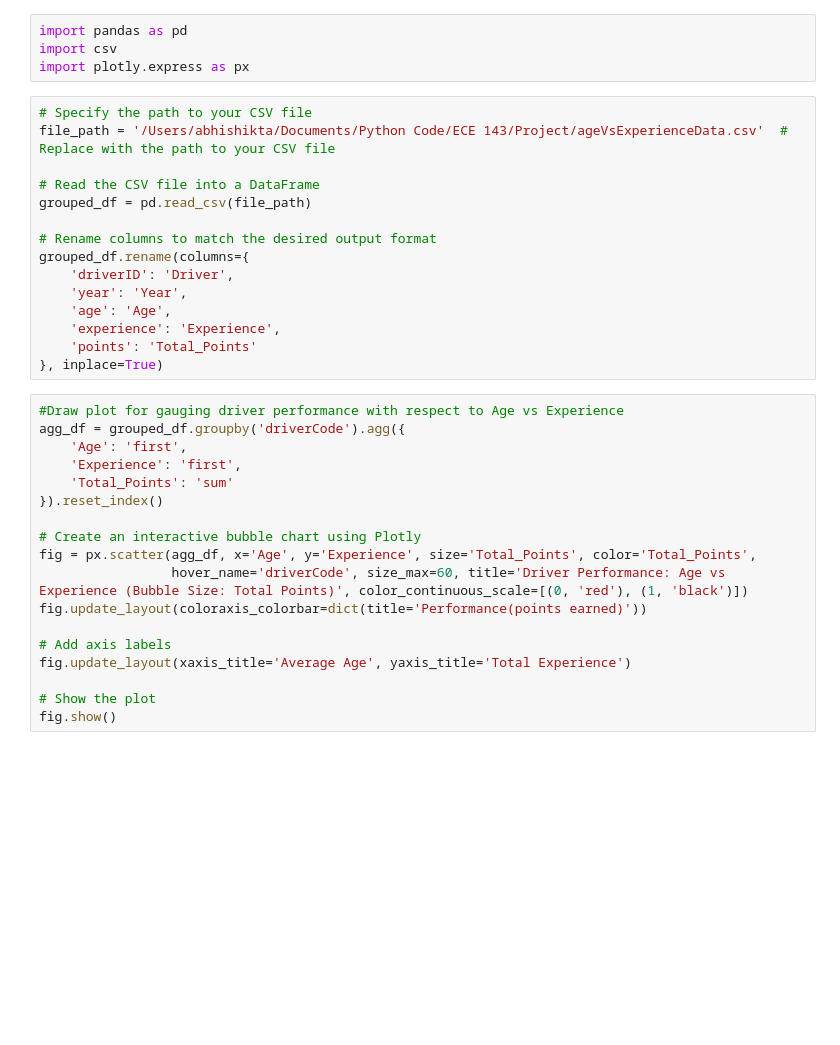
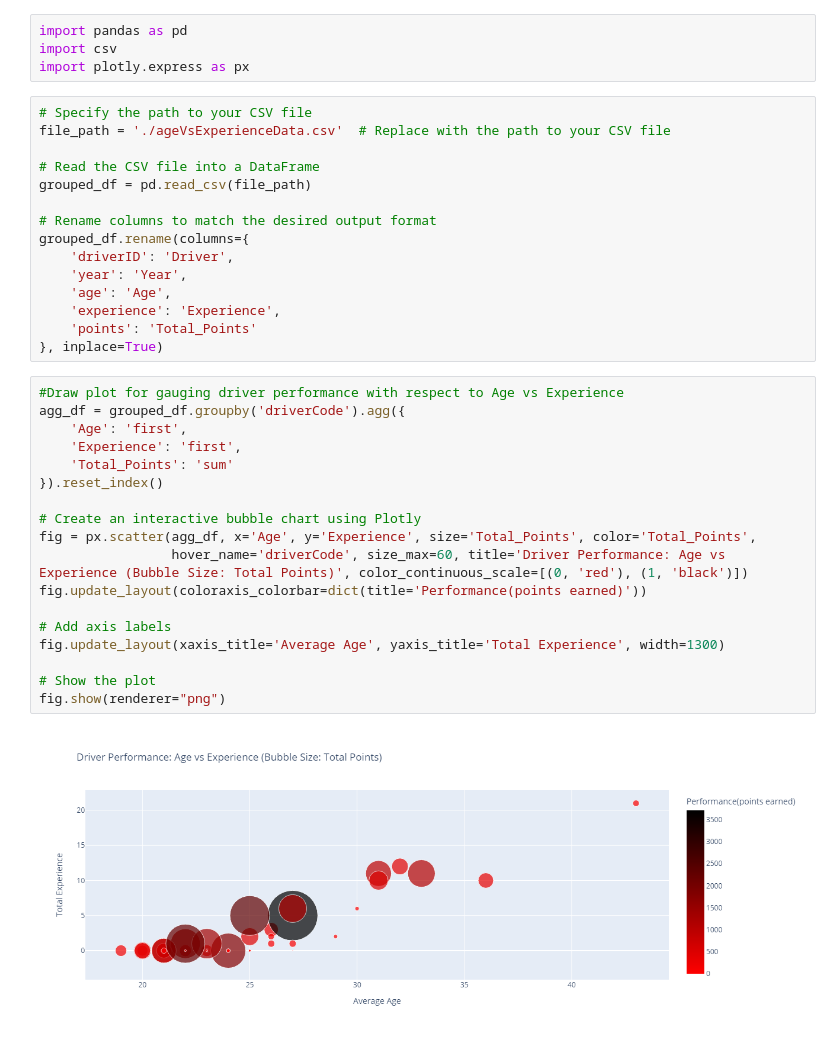
Before and after one commit to cssx1234/ECE143-Group15, a Jupyter notebook: Inferences/Age_Vs_Experience.ipynb, the cells around one changed output. Saved outputs shown, nothing was run; the diff lists cells and outputs as text; blank space fills up the shorter version.

Commit message:
Updated plotly graph params to appear on github

```diff
--- a/Inferences/Age_Vs_Experience.ipynb
+++ b/Inferences/Age_Vs_Experience.ipynb
@@ -4,7 +4,7 @@ import csv
 import plotly.express as px
 # %%
 # Specify the path to your CSV file
-file_path = '/Users/abhishikta/Documents/Python Code/ECE 143/Project/ageVsExperienceData.csv'  # Replace with the path to your CSV file
+file_path = './ageVsExperienceData.csv'  # Replace with the path to your CSV file
 
 # Read the CSV file into a DataFrame
 grouped_df = pd.read_csv(file_path)
@@ -20,18 +20,20 @@ grouped_df.rename(columns={
 # %%
 #Draw plot for gauging driver performance with respect to Age vs Experience
 agg_df = grouped_df.groupby('driverCode').agg({
     'Age': 'first',
     'Experience': 'first',
     'Total_Points': 'sum'
 }).reset_index()
 
 # Create an interactive bubble chart using Plotly
 fig = px.scatter(agg_df, x='Age', y='Experience', size='Total_Points', color='Total_Points',
                  hover_name='driverCode', size_max=60, title='Driver Performance: Age vs Experience (Bubble Size: Total Points)', color_continuous_scale=[(0, 'red'), (1, 'black')])
 fig.update_layout(coloraxis_colorbar=dict(title='Performance(points earned)'))
 
 # Add axis labels
-fig.update_layout(xaxis_title='Average Age', yaxis_title='Total Experience')
+fig.update_layout(xaxis_title='Average Age', yaxis_title='Total Experience', width=1300)
 
 # Show the plot
-fig.show()
+fig.show(renderer="png")
+# %% [output]
+[figure, added]
```
Also changed, not shown: 1 other file.
